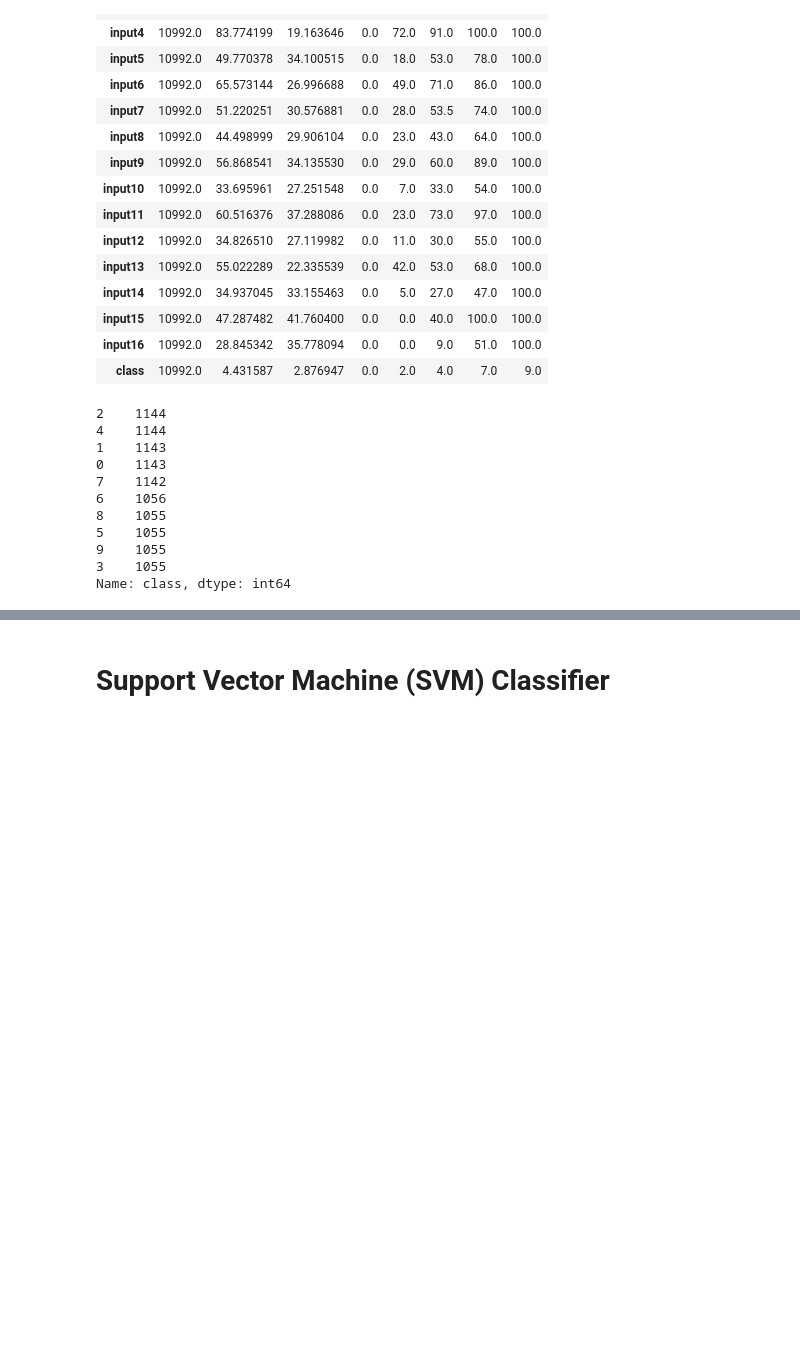
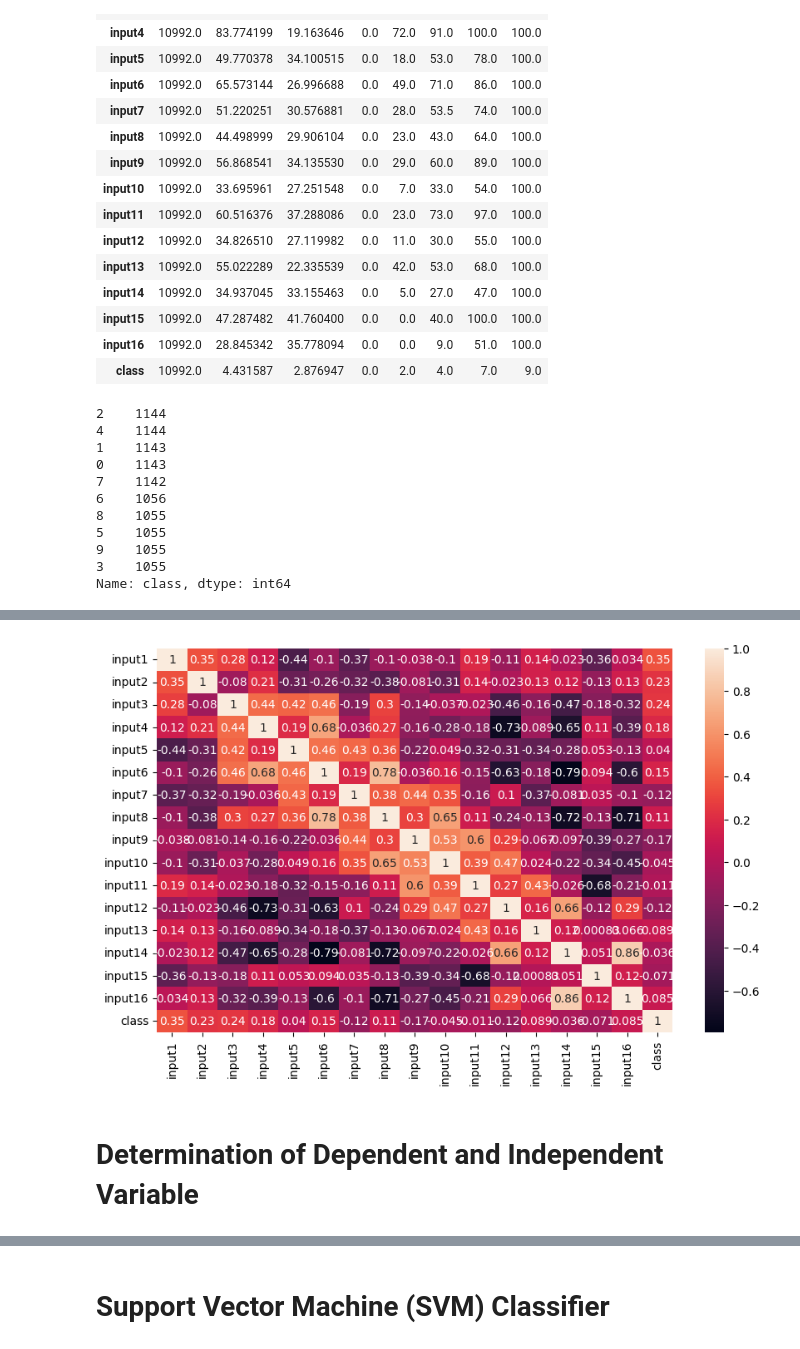
Before and after one commit to ayaramis/DataScience, a Jupyter notebook: Capstone_Project_5_Student_(Hand_Written_Digits).ipynb, the cells around one changed output, grey strips where cells are left out. Drawn from its saved outputs; the diff is of its cells as text; code cells hidden in the pictures; blank space fills up the shorter version.

```diff
--- a/Capstone_Project_5_Student_(Hand_Written_Digits).ipynb
+++ b/Capstone_Project_5_Student_(Hand_Written_Digits).ipynb
@@ -89,0 +136,6 @@ Data reference link : https://datahub.io/machine-learning/pendigits#readme
+# %%
+sns.heatmap(df.corr(), annot=True);
+# %% [output]
+[figure, added]
+# %% [markdown]
+# Determination of Dependent and Independent Variable
```
Also changed, not shown: parts of 23 cells of this notebook.
